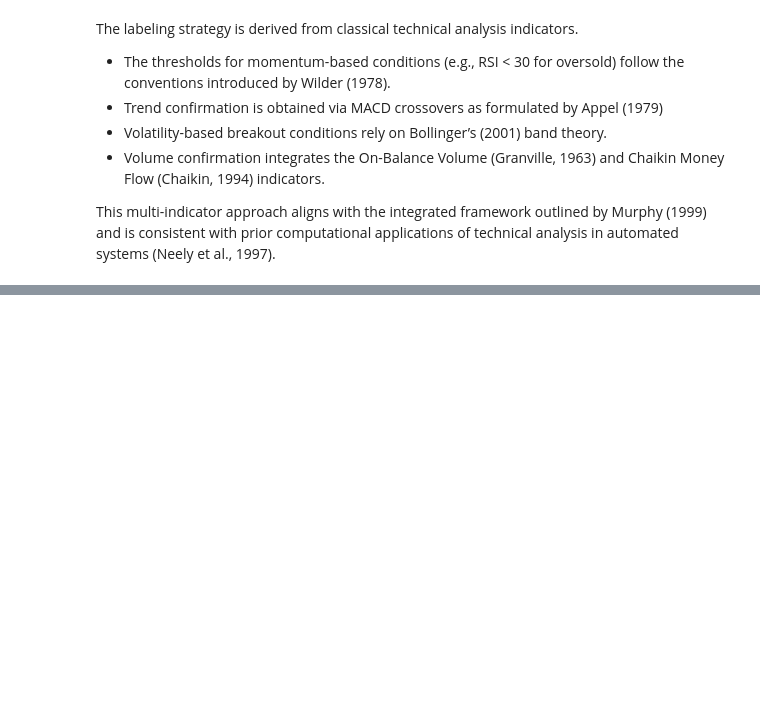
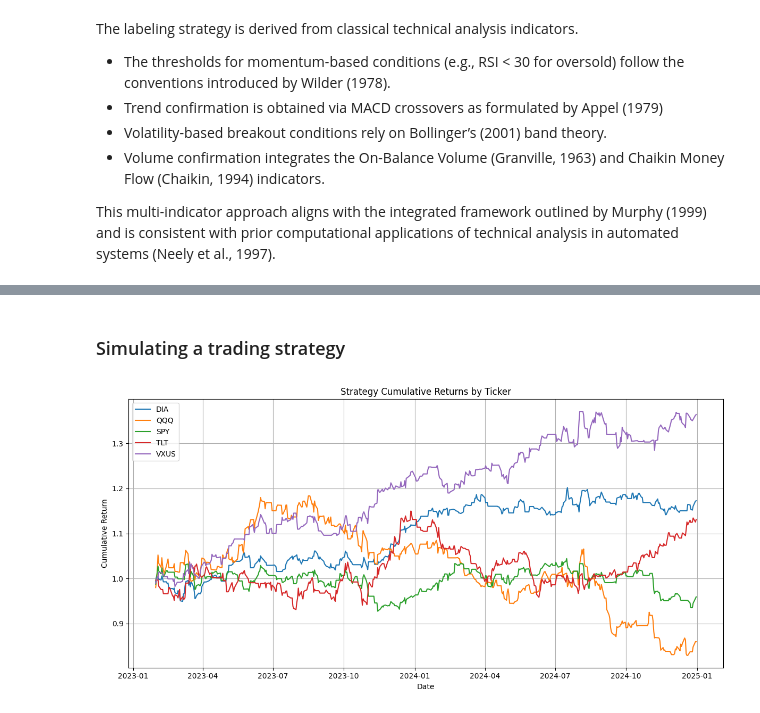
Before and after one commit to HellCatCruiser/AgenticTrader, a Jupyter notebook: data_cleaning/data_cleaning.ipynb, the cells around one changed output, grey strips where cells are left out. Cells and saved outputs as stored; diff of their text form; code cells hidden in the pictures; blank space fills up the shorter version.

```diff
--- a/data_cleaning/data_cleaning.ipynb
+++ b/data_cleaning/data_cleaning.ipynb
@@ -431,0 +509,2 @@ df_working.head(10)
+# %% [markdown]
+### Simulating a trading strategy
@@ -431,0 +558,4 @@ df_working.head(10)
+# %%
+results = backtest_by_ticker(df_working)
+# %% [output]
+[figure, added]
```
Also changed, not shown: parts of 20 cells of this notebook, 2 other files.
